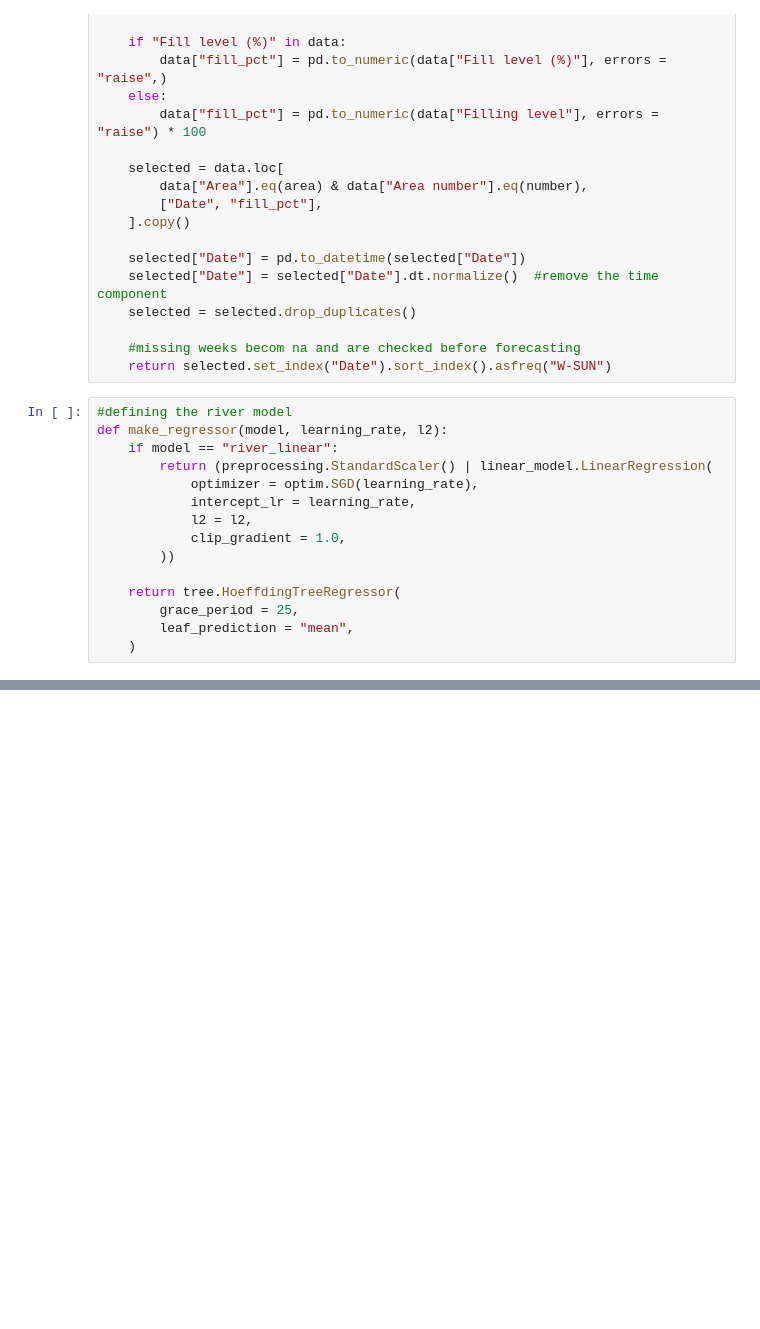
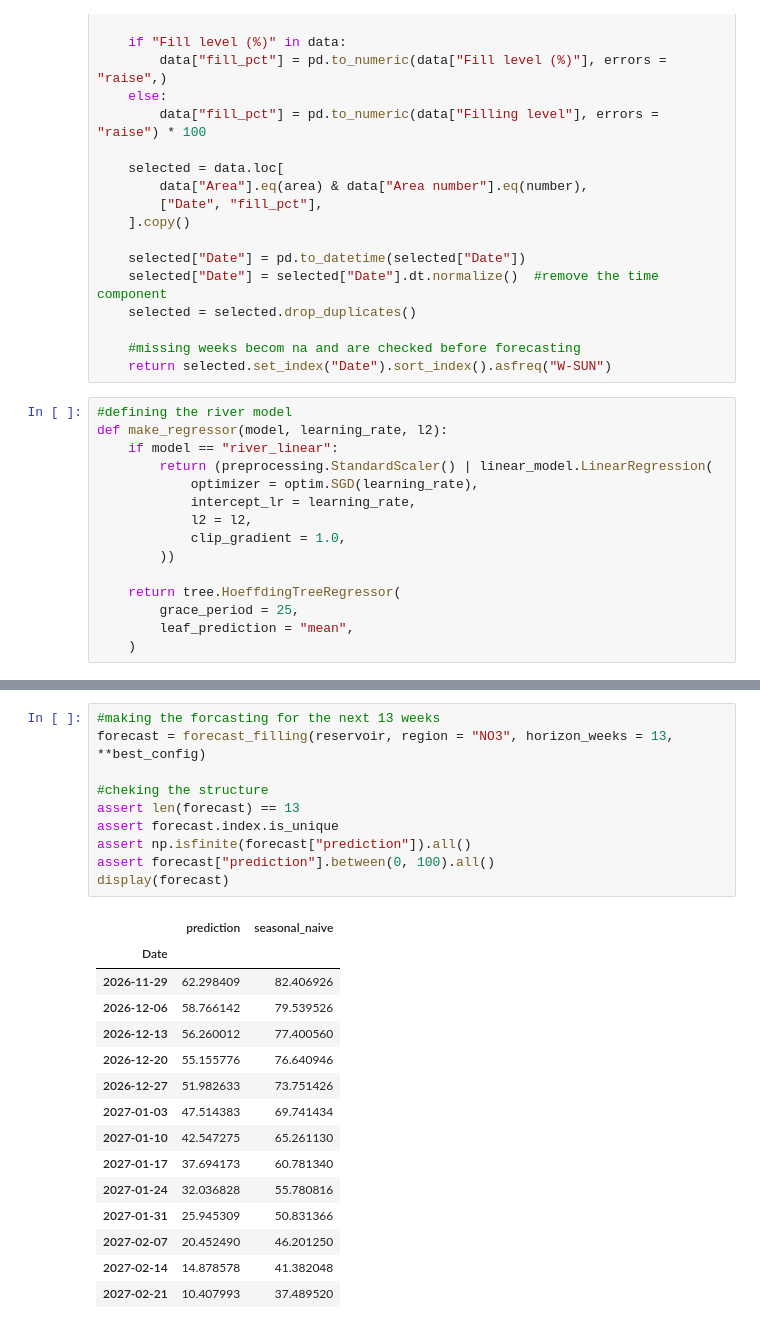
Before and after one commit to danielytsan/IND320APP, a Jupyter notebook: notebooks/Part4.ipynb, the cells around one changed output, grey strips where cells are left out. Drawn from its saved outputs; the diff is of its cells as text; blank space fills up the shorter version.

```diff
--- a/notebooks/Part4.ipynb
+++ b/notebooks/Part4.ipynb
@@ -617,0 +657,26 @@ validation MAE: nan percentage points
+# %%
+#making the forcasting for the next 13 weeks
+forecast = forecast_filling(reservoir, region = "NO3", horizon_weeks = 13, **best_config)
+
+#cheking the structure
+assert len(forecast) == 13
+assert forecast.index.is_unique
+assert np.isfinite(forecast["prediction"]).all()
+assert forecast["prediction"].between(0, 100).all()
+display(forecast)
+# %% [output]
+|  | prediction | seasonal_naive |
+| Date |  |  |
+| 2026-11-29 | 62.298409 | 82.406926 |
+| 2026-12-06 | 58.766142 | 79.539526 |
+| 2026-12-13 | 56.260012 | 77.400560 |
+| 2026-12-20 | 55.155776 | 76.640946 |
+| 2026-12-27 | 51.982633 | 73.751426 |
+| 2027-01-03 | 47.514383 | 69.741434 |
+| 2027-01-10 | 42.547275 | 65.261130 |
+| 2027-01-17 | 37.694173 | 60.781340 |
+| 2027-01-24 | 32.036828 | 55.780816 |
+| 2027-01-31 | 25.945309 | 50.831366 |
+| 2027-02-07 | 20.452490 | 46.201250 |
+| 2027-02-14 | 14.878578 | 41.382048 |
+| 2027-02-21 | 10.407993 | 37.489520 |
```
Also changed, not shown: parts of 8 cells of this notebook, 2 other files.
